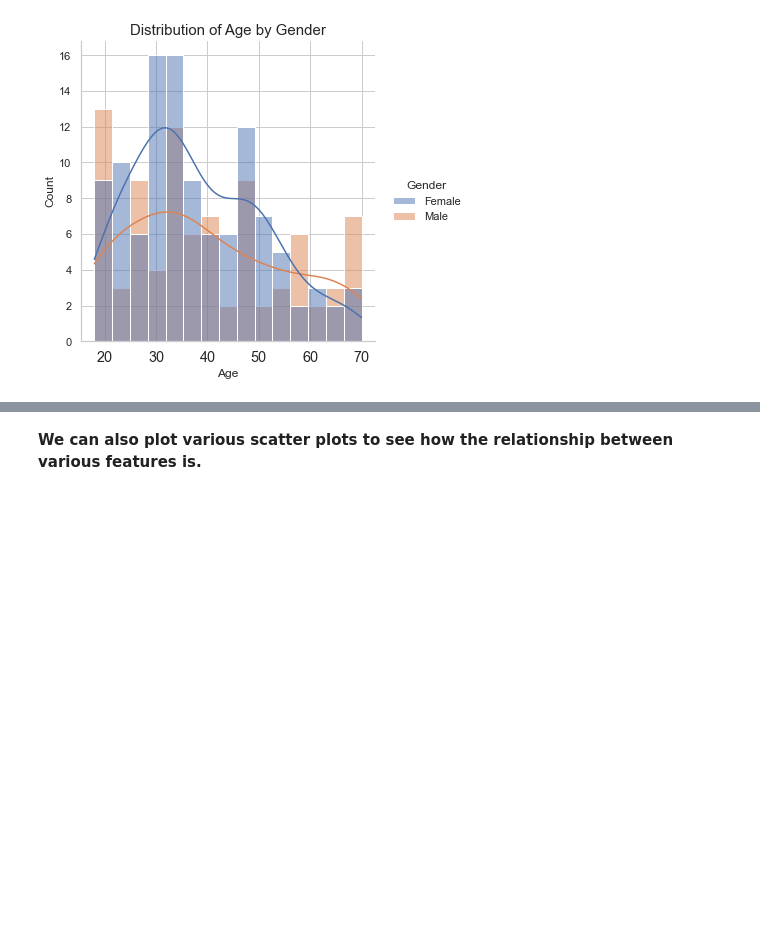
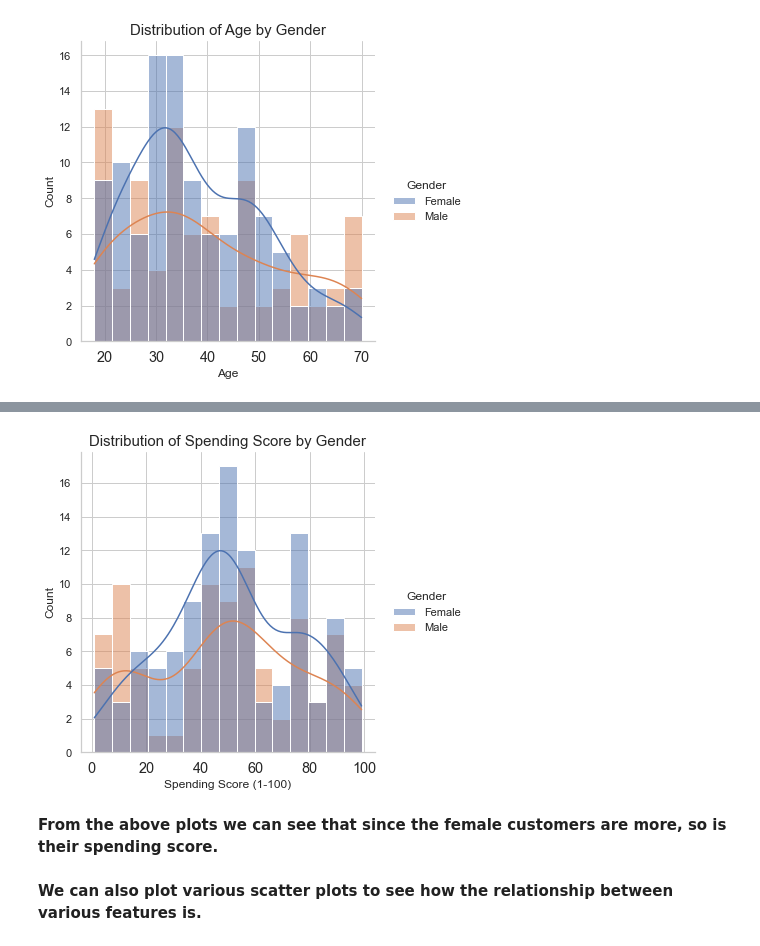
Before and after one commit to ayg15/mall-customer-segmentation, a Jupyter notebook: Mall Customer Segmentation.ipynb, the cells around one changed output, grey strips where cells are left out. Drawn from its saved outputs; the diff is of its cells as text; code cells hidden in the pictures; blank space fills up the shorter version.

```diff
--- a/Mall Customer Segmentation.ipynb
+++ b/Mall Customer Segmentation.ipynb
@@ -202,3 +224,23 @@ plt.show()
+# %%
+sns.displot(data = customer_df
+            , x = 'Spending Score (1-100)'
+           , height = 5
+           , kde = True
+           , bins = 15
+           , hue = 'Gender')
+
+plt.xticks(fontweight = 'light'
+           , fontsize = 'large'
+          )
+
+plt.title('Distribution of Spending Score by Gender'
+         , fontsize = 15)
+
+plt.show()
+# %% [output]
+[figure, added]
+# %% [markdown]
+**From the above plots we can see that since the female customers are more, so is their spending score.**
 # %% [markdown]
 **We can also plot various scatter plots to see how the relationship between various features is.**
 # %%
```
Also changed, not shown: parts of 2 cells of this notebook.
